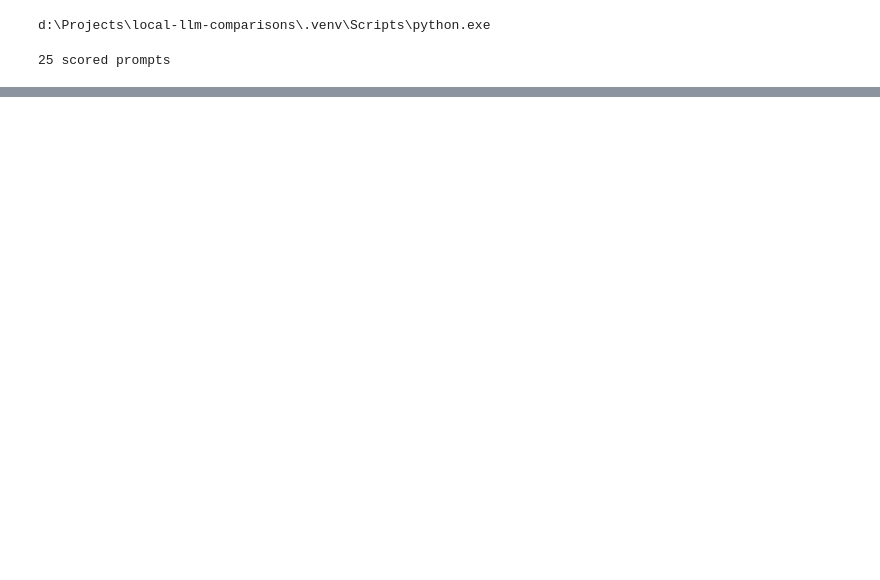
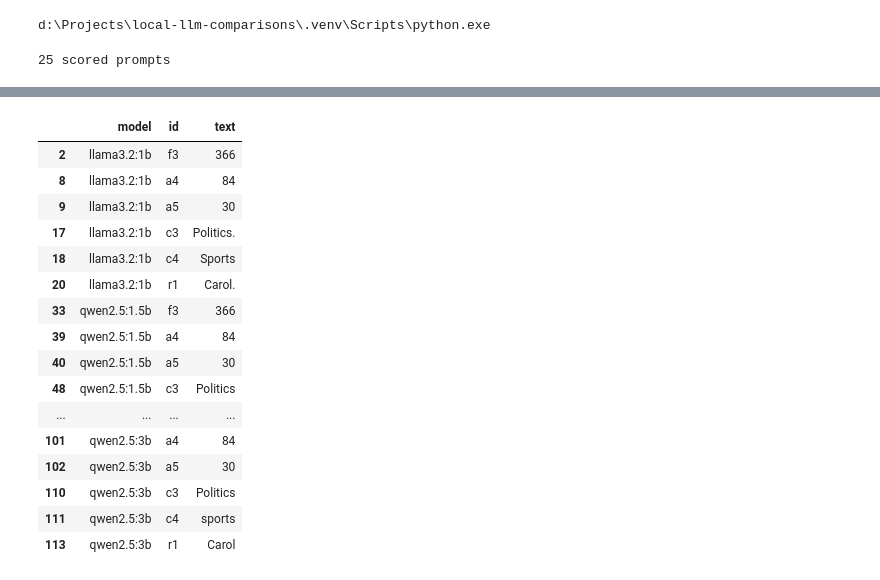
Before and after one commit to drohanashM/local-llm-performance-comparison, a Jupyter notebook: 01_benchmark.ipynb, the cells around one changed output, grey strips where cells are left out. Saved outputs shown, nothing was run; the diff lists cells and outputs as text; code cells hidden in the pictures; blank space fills up the shorter version.

```diff
--- a/01_benchmark.ipynb
+++ b/01_benchmark.ipynb
@@ -258,0 +293,20 @@ Accuracy by category (%):
+# %%
+display(scored[scored.correct == 1][["model", "id", "text"]].query("id in ['a4','a5','f3','c3','c4','r1']"))
+# %% [output]
+|  | model | id | text |
+| 2 | llama3.2:1b | f3 | 366 |
+| 8 | llama3.2:1b | a4 | 84 |
+| 9 | llama3.2:1b | a5 | 30 |
+| 17 | llama3.2:1b | c3 | Politics. |
+| 18 | llama3.2:1b | c4 | Sports |
+| 20 | llama3.2:1b | r1 | Carol. |
+| 33 | qwen2.5:1.5b | f3 | 366 |
+| 39 | qwen2.5:1.5b | a4 | 84 |
+| 40 | qwen2.5:1.5b | a5 | 30 |
+| 48 | qwen2.5:1.5b | c3 | Politics |
+| ... | ... | ... | ... |
+| 101 | qwen2.5:3b | a4 | 84 |
+| 102 | qwen2.5:3b | a5 | 30 |
+| 110 | qwen2.5:3b | c3 | Politics |
+| 111 | qwen2.5:3b | c4 | sports |
+| 113 | qwen2.5:3b | r1 | Carol |
```
Also changed, not shown: parts of 7 cells of this notebook, 2 other files.
